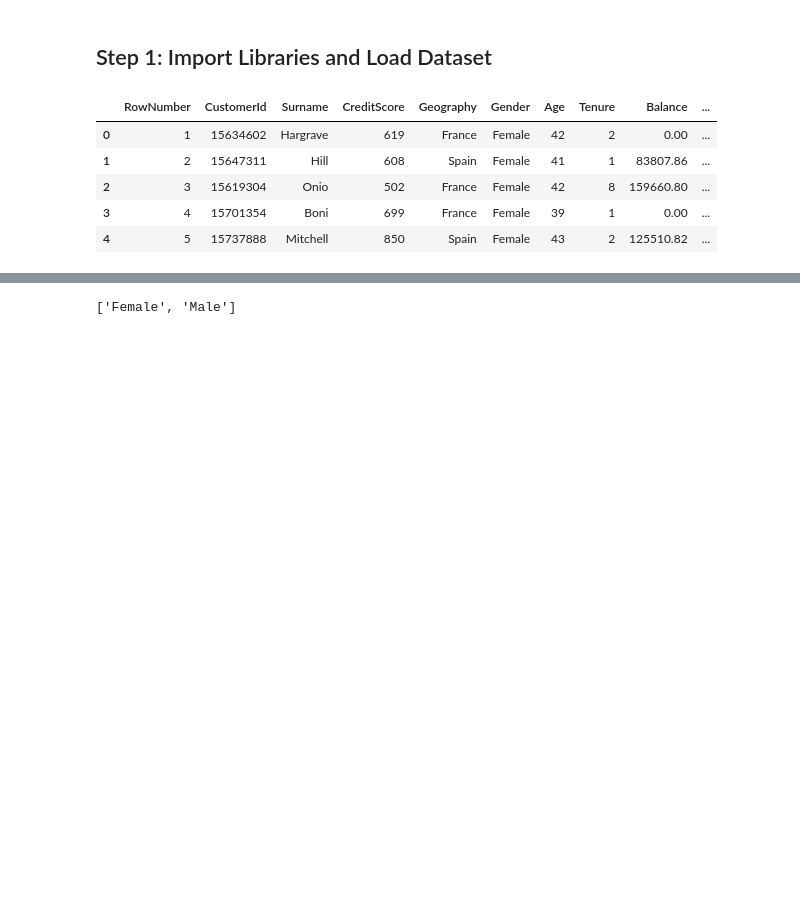
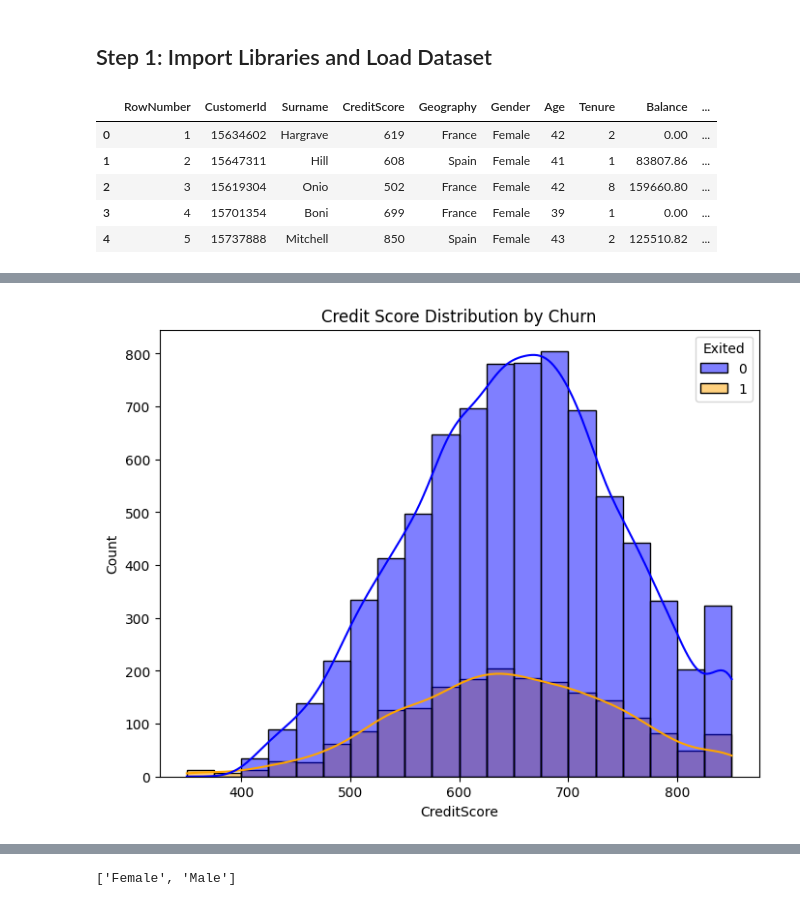
Before and after one commit to Student-cmd-art/ANN-Classification-Churn, a Jupyter notebook: annproject.ipynb, the cells around one changed output, grey strips where cells are left out. Saved outputs shown, nothing was run; the diff lists cells and outputs as text; code cells hidden in the pictures; blank space fills up the shorter version.

```diff
--- a/annproject.ipynb
+++ b/annproject.ipynb
@@ -32,0 +54,7 @@ We remove irrelevant columns, encode categorical variables, and scale numerical
+# %%
+plt.figure(figsize=(8,6))
+sns.histplot(data=data, x='CreditScore', hue='Exited', bins=20, kde=True, palette={0: 'blue', 1: 'orange'}, alpha=0.5)
+plt.title('Credit Score Distribution by Churn')
+plt.show()
+# %% [output]
+[figure, added]
```
Also changed, not shown: parts of 16 cells of this notebook, 1 other file.
